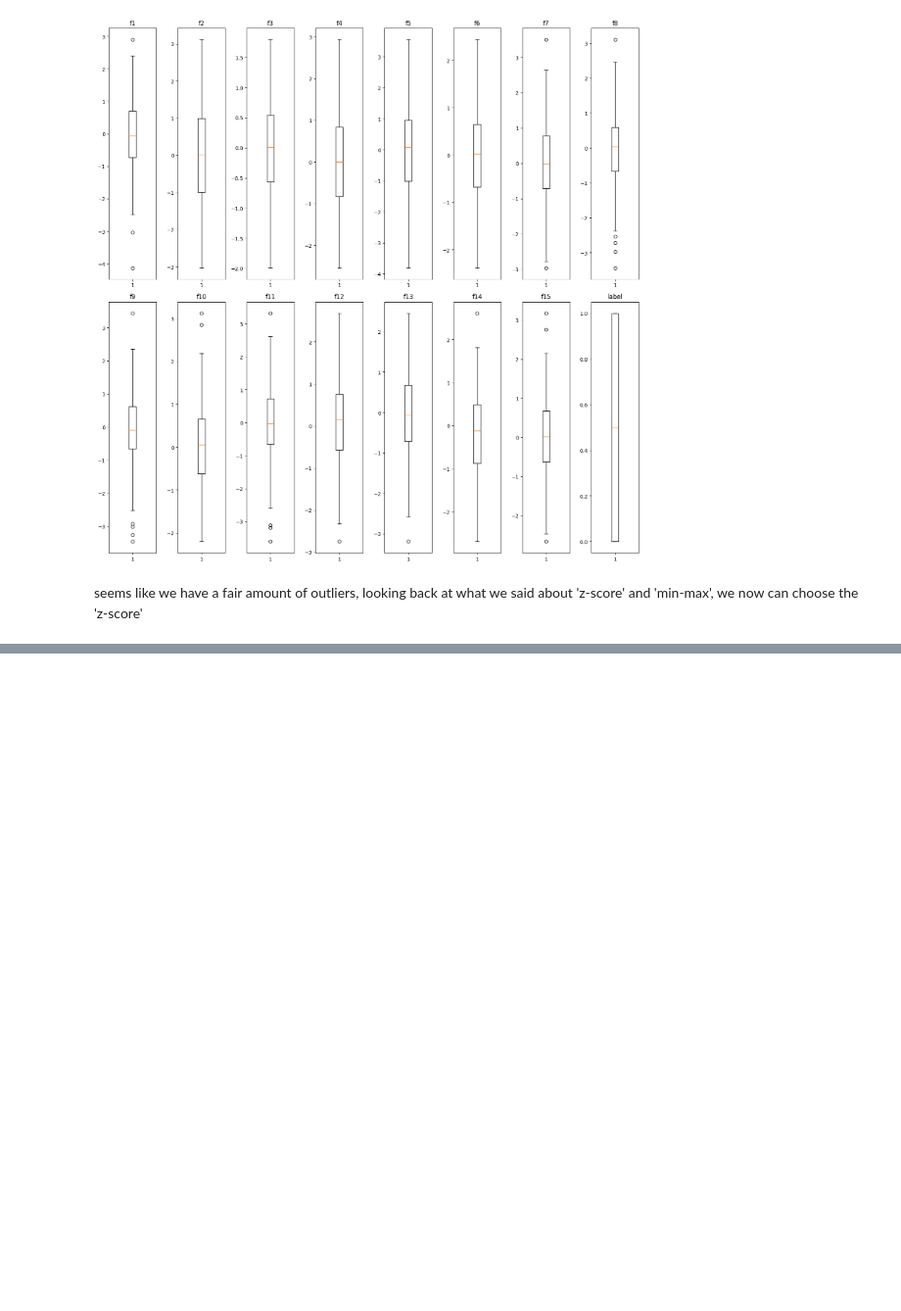
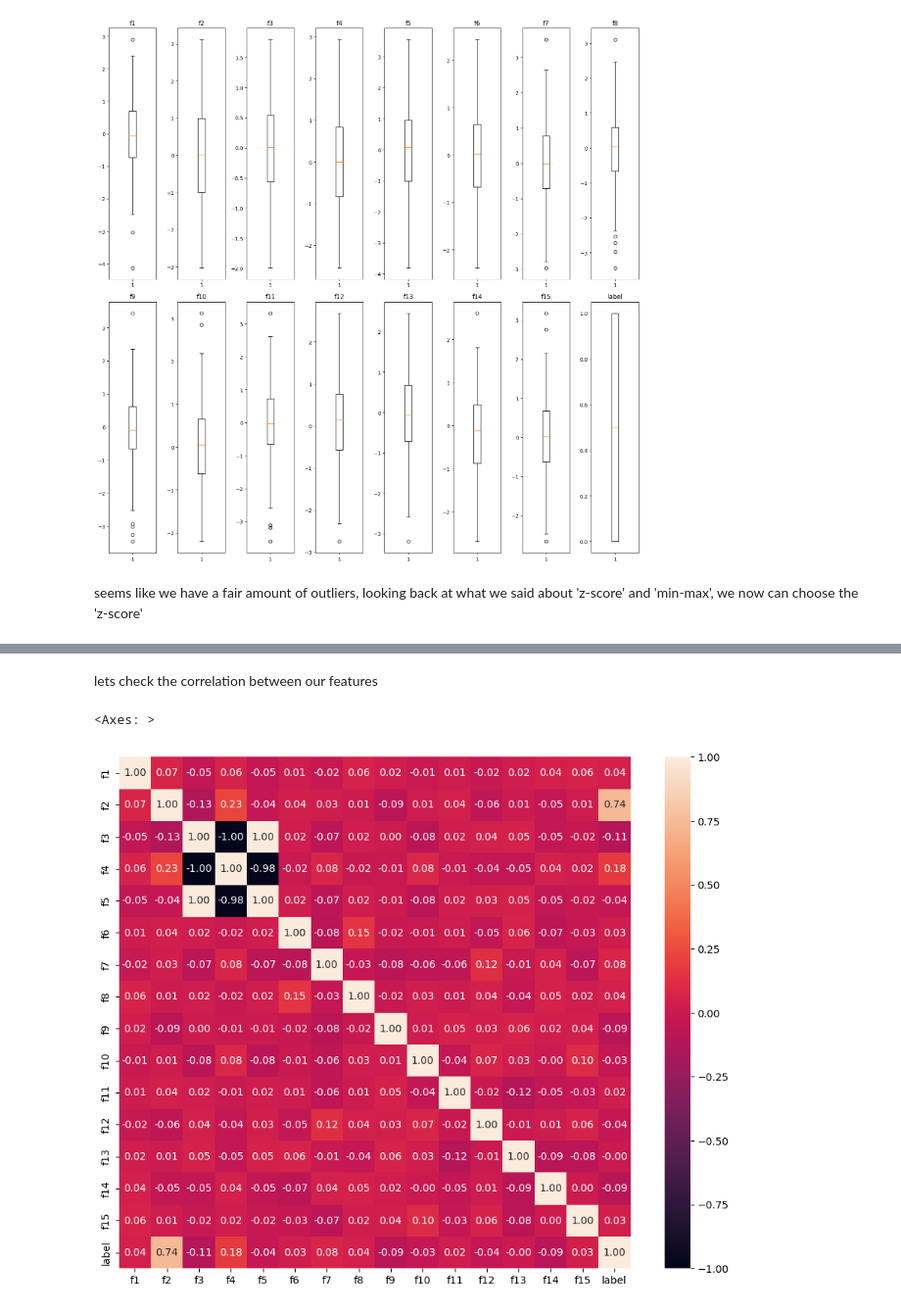
Before and after one commit to MSadegh-Eft/weighted-knn-ml, a Jupyter notebook: main.ipynb, the cells around one changed output, grey strips where cells are left out. Shown at 98% size. Cells and saved outputs as stored; diff of their text form; code cells hidden in the pictures; blank space fills up the shorter version.

```diff
--- a/main.ipynb
+++ b/main.ipynb
@@ -104,3 +104,5 @@ fig, axs = plt.subplots(2, 8, figsize=(15, 15))axs = axs.flatten()# distribution
 seems like we have a fair amount of outliers, looking back at what we said about 'z-score' and 'min-max', we now can choose the 'z-score'
 # %%
 z_scaled_data = data.drop('label', axis=1)
+# %%
+z_scaled_data = (z_scaled_data - z_scaled_data.mean()) / z_scaled_data.std()z_scaled_data
@@ -106,0 +123,2 @@ z_scaled_data = data.drop('label', axis=1)
+# %%
+z_scaled_data['label'] = data['label']
@@ -106,0 +141,7 @@ z_scaled_data = data.drop('label', axis=1)
+# %% [markdown]
+lets check the correlation between our features
+# %%
+plt.figure(figsize=(12, 9))sns.heatmap(z_scaled_data.corr(numeric_only=True), annot=True, annot_kws={'size': 10}, fmt='.2f', square=True, vmax=1, vmin=-1)
+# %% [output]
+<Axes: >
+[figure, added]
```
Also changed, not shown: parts of 8 cells of this notebook.
